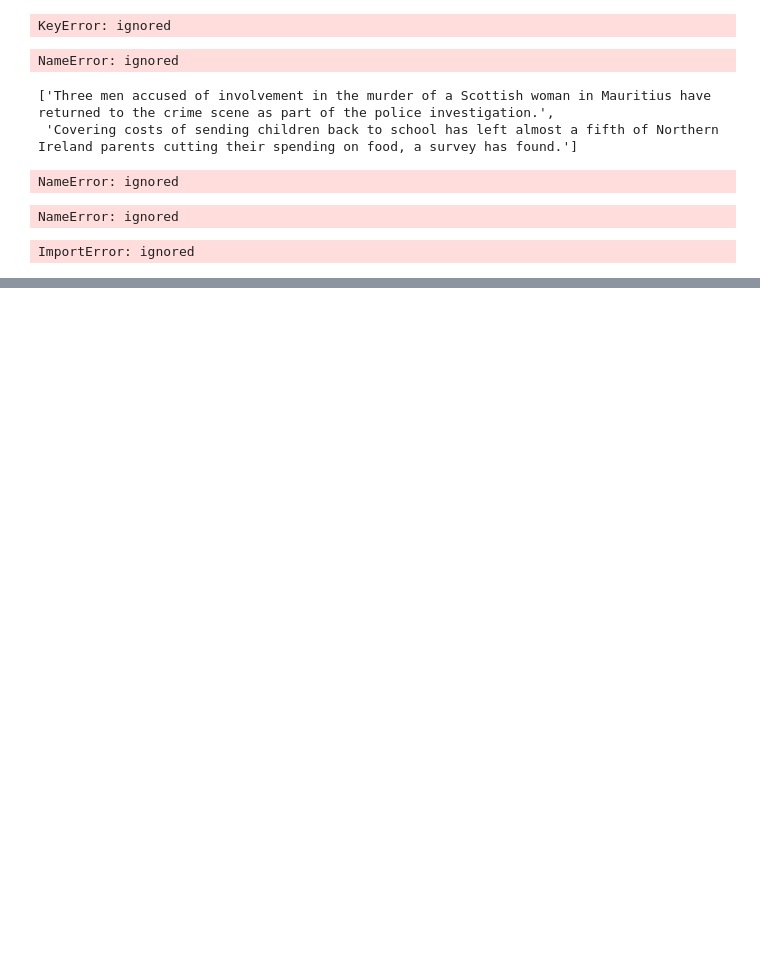
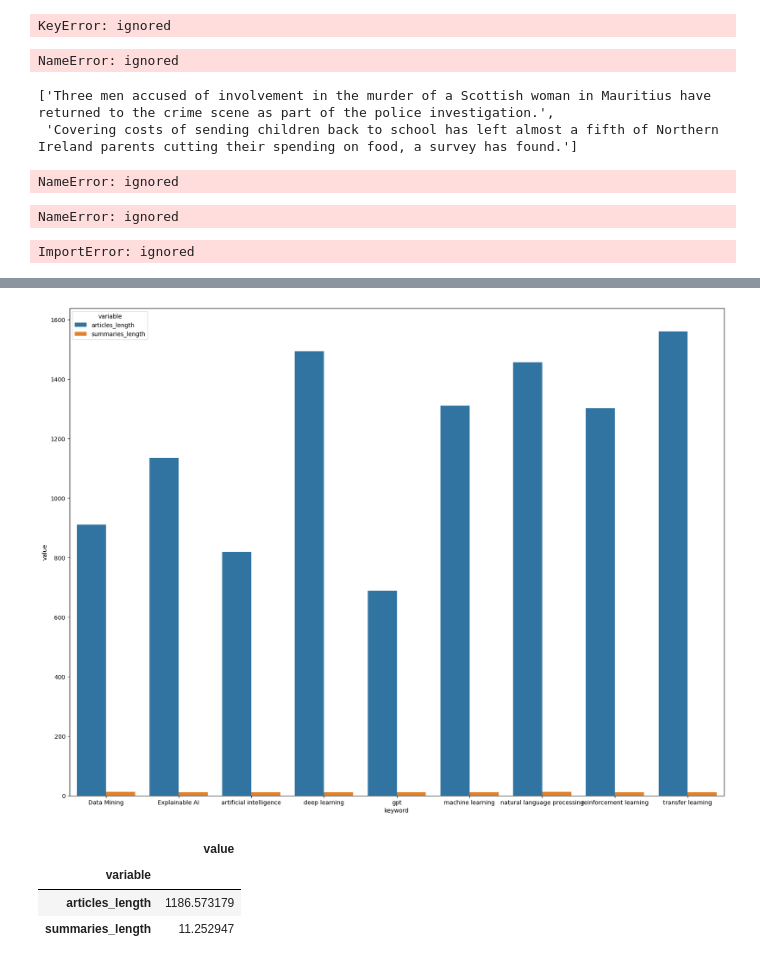
Before and after one commit to lavanyaasehgal/IntelliShorts, a Jupyter notebook: NLP_summarizer.ipynb, the cells around one changed output, grey strips where cells are left out. Drawn from its saved outputs; the diff is of its cells as text; code cells hidden in the pictures; blank space fills up the shorter version.

```diff
--- a/NLP_summarizer.ipynb
+++ b/NLP_summarizer.ipynb
@@ -1133,0 +1586,3 @@ ImportError: ignored
+# %%
+category_length=df.groupby("keyword",0).agg({"articles_length":'mean',"summaries_length":'mean'})
+category_length
@@ -1133,0 +1601,14 @@ ImportError: ignored
+# %%
+df_m=pd.melt(category_length,ignore_index=False)
+plt.figure(figsize=(20,15))
+sns.barplot(x=df_m.index,y='value',hue='variable',data=df_m)
+plt.show()
+# %% [output]
+[figure, added]
+# %%
+pd.melt(category_length,ignore_index=False).groupby('variable').mean()
+# %% [output]
+|  | value |
+| variable |  |
+| articles_length | 1186.573179 |
+| summaries_length | 11.252947 |
```
Also changed, not shown: parts of 70 cells of this notebook.
